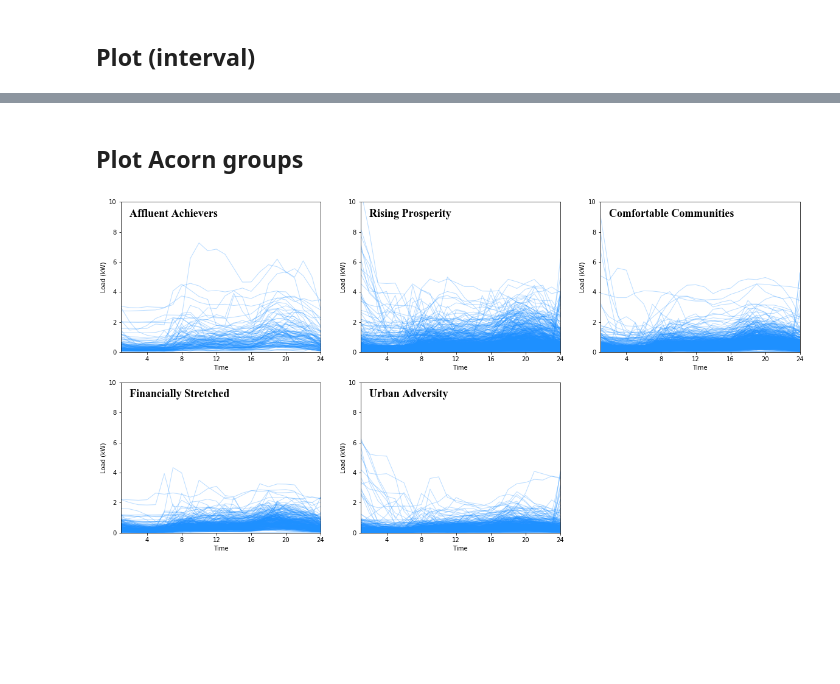
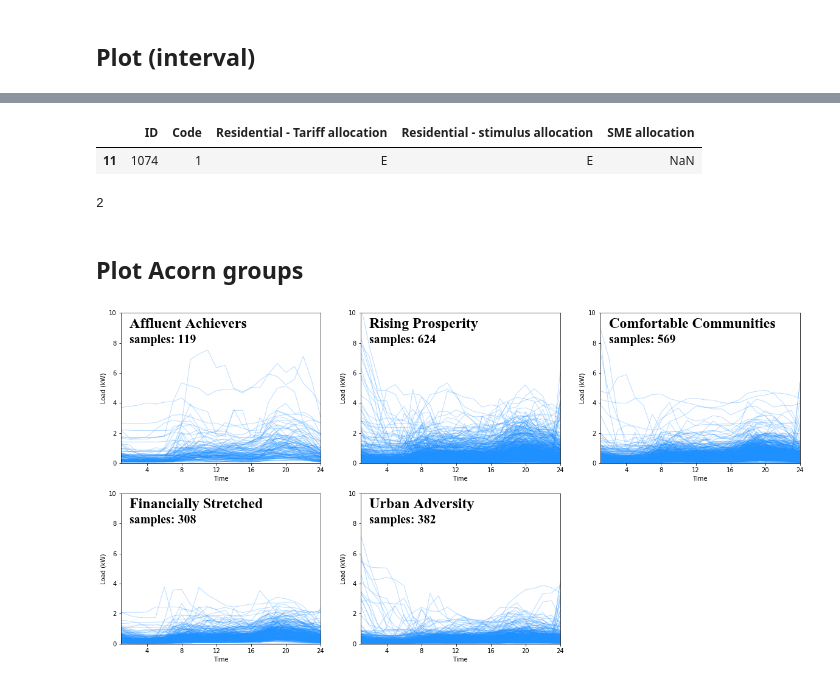
Before and after one commit to kaishxu/ProbabilisticLoadForecasting, a Jupyter notebook: plot/plot_clustering.ipynb, the cells around one changed output, grey strips where cells are left out. Cells and saved outputs as stored; diff of their text form; code cells hidden in the pictures; blank space fills up the shorter version.

```diff
--- a/plot/plot_clustering.ipynb
+++ b/plot/plot_clustering.ipynb
@@ -83,0 +114,8 @@ for k in range(num_clusters):
+# %%
+c = 5
+point = np.array(point_id_list[c])
+interval = np.array(interval_id_list[c])
+both = np.intersect1d(point, interval)
+print(len(point))
+print(len(interval))
+print(len(both))
@@ -83,0 +134,17 @@ for k in range(num_clusters):
+# %%
+for i in point:
+    if i not in both:
+#         print(i)
+#         df = pd.read_csv('../data/' + data_set + '_profiles/' + str(i) + '.csv', header=None).values
+        df = pd.read_csv('../data/' + data_set + '_profiles_interval/' + str(i) + '.csv', header=None).values
+        plt.plot(list(range(1, 25)), df[month*2-2], alpha=0.3, color='dodgerblue', linewidth=1)
+        plt.plot(list(range(1, 25)), df[month*2-1], alpha=0.3, color='lightsalmon', linewidth=1)
+#         plt.plot(list(range(1, 25)), df[month-1], alpha=0.3, color='dodgerblue', linewidth=1)
+        plt.xlabel('Time')
+        plt.ylabel('Load (kW)')
+        new_ticks = np.floor(np.linspace(0, 24, 7))
+        plt.xticks(new_ticks)
+        plt.xlim(1, 24)
+        plt.ylim(0, 10)
+
+# plt.savefig('interval.svg', bbox_inches='tight', pad_inches=0)
@@ -84,30 +156,44 @@ for k in range(num_clusters):
+# %%
+attr[attr['ID'] == 1074]
+# %% [output]
+|  | ID | Code | Residential - Tariff allocation | Residential - stimulus allocation | SME allocation |
+| 11 | 1074 | 1 | E | E | NaN |
+# %%
+labels[month-1][attr[attr['ID'] == 7441].index[0]]
+# %% [output]
+2
 # %% [markdown]
 ## Plot Acorn groups
 # %%
 # Plot (according to Acorn groups)
-month = 1
+month = 2
 data_set = 'London_2013'
 category = ['Affluent Achievers', 'Rising Prosperity', 'Comfortable Communities', 'Financially Stretched', 'Urban Adversity']
+num = [119,624,569,308,382]
+
 attr = pd.read_csv('../data/' + data_set + '_attr_final.csv')
 
 
 plt.figure(figsize=(20,10))
 for k in range(5):
     plt.subplot(2, 3, k+1)
     for i in range(len(attr)):
         id = attr['ID'][i]
         df = pd.read_csv('../data/' + data_set + '_profiles/' + str(id) + '.csv', header=None).values
         if attr['Cate'][i] == k+1:
             plt.plot(list(range(1, 25)), df[month-1], alpha=0.3, color='dodgerblue', linewidth=1)
 
     # Plot Parameters
     plt.xlabel('Time')
     plt.ylabel('Load (kW)')
     new_ticks = np.floor(np.linspace(0, 24, 7))
     plt.xticks(new_ticks)
     plt.xlim(1, 24)
     plt.ylim(0, 10)
     text = category[k]
-    plt.text(2, 9, text, fontdict={'size': 18, 'family': 'Times New Roman', 'color': 'black'})
+    plt.text(2, 9, text, fontdict={'size': 24, 'family': 'Times New Roman', 'color': 'black'})
+    plt.text(2, 8, 'samples: ' + str(num[k]), fontdict={'size': 20, 'family': 'Times New Roman', 'color': 'black'})
+
+plt.savefig('acorn_groups.svg', bbox_inches='tight', pad_inches=0)
 # %% [output]
-[figure, old version]
+[figure, new version]
```
Also changed, not shown: parts of 9 cells of this notebook, 19 other files.
